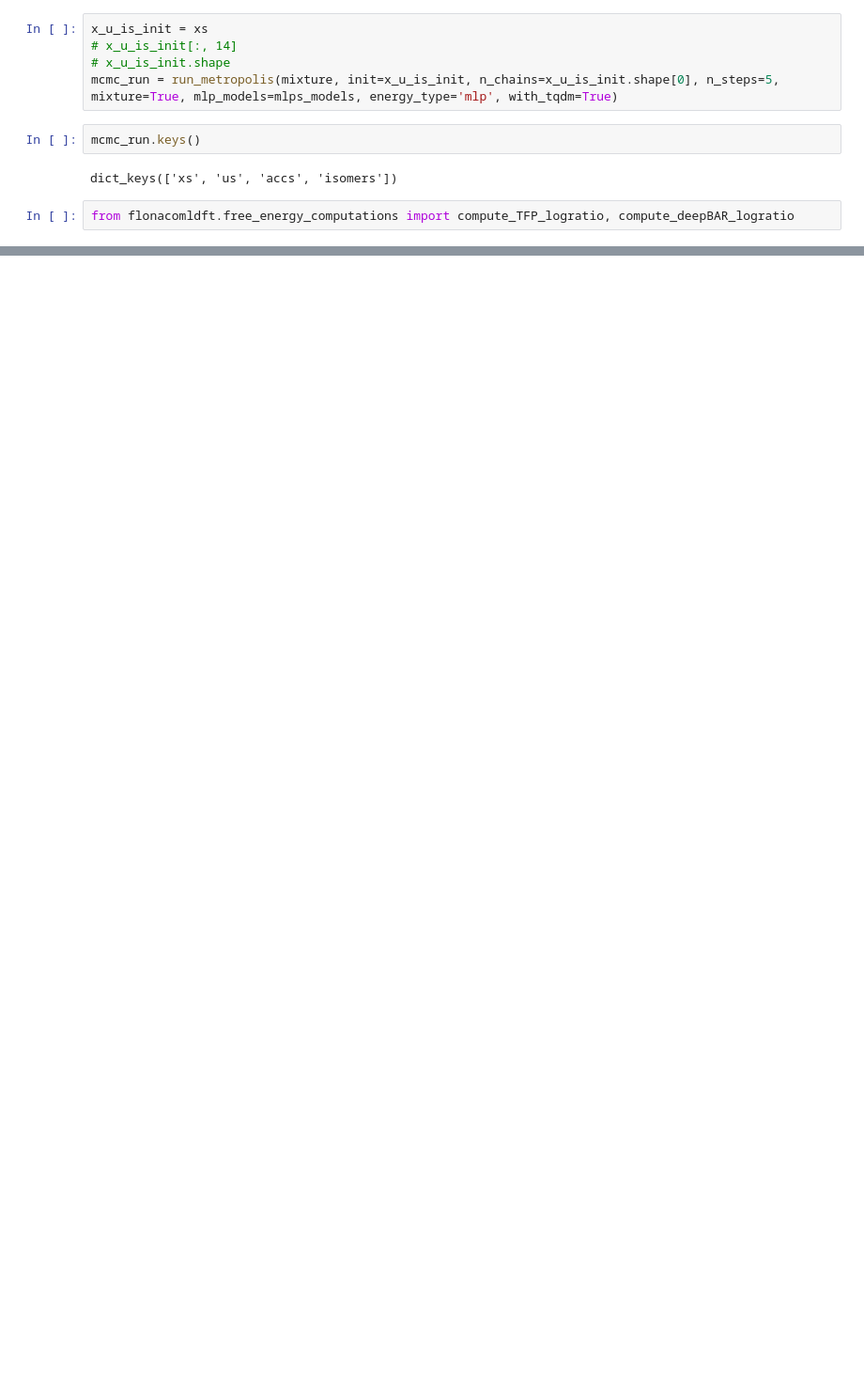
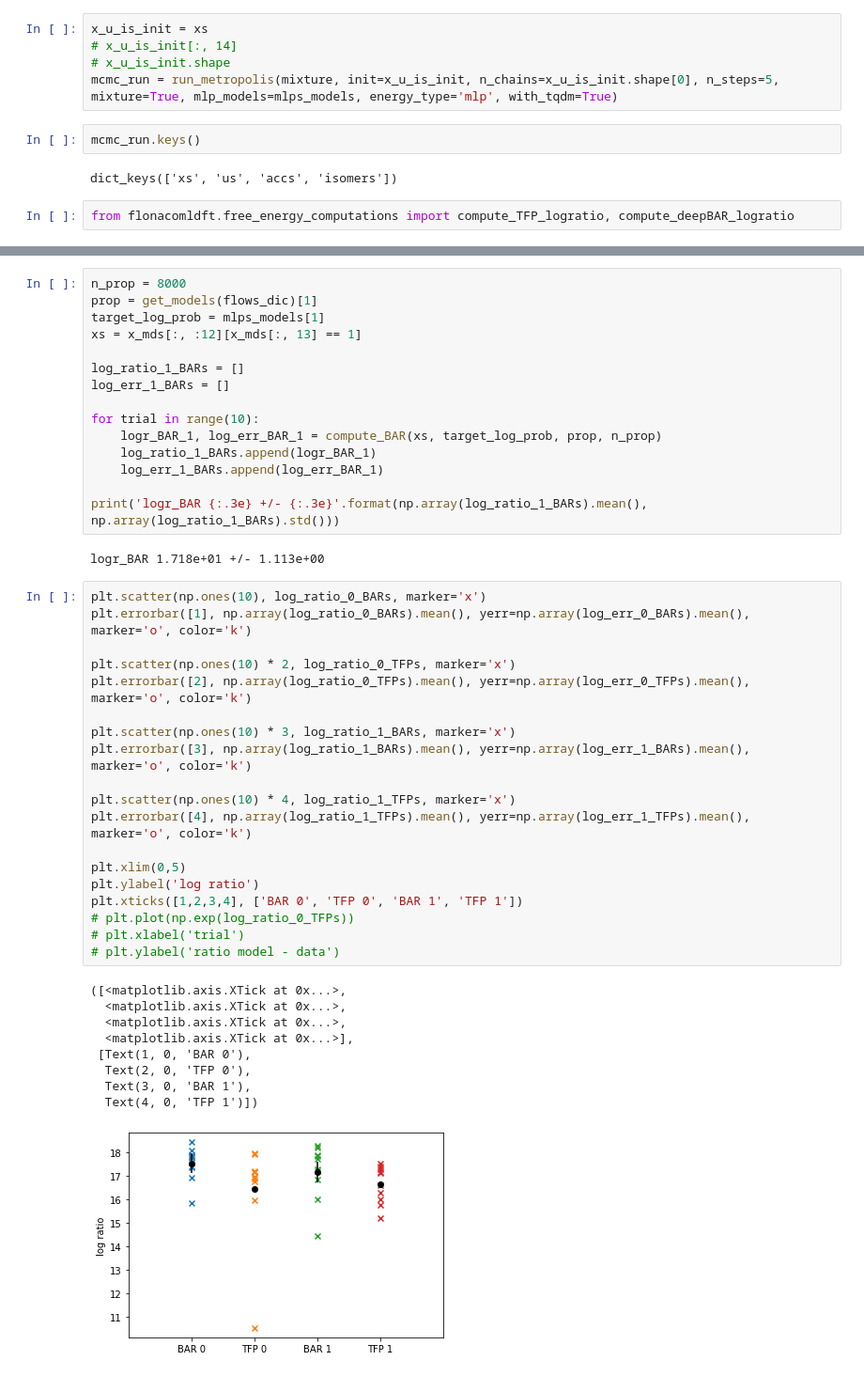
Before and after one commit to anacmolina/ML-DFT, a Jupyter notebook: notebooks/07c - FE computations w. new variables.ipynb, the cells around one changed output, grey strips where cells are left out. Shown at 94% size. Saved outputs shown, nothing was run; the diff lists cells and outputs as text; blank space fills up the shorter version.

```diff
--- a/notebooks/07c - FE computations w. new variables.ipynb
+++ b/notebooks/07c - FE computations w. new variables.ipynb
@@ -128,0 +195,46 @@ tensor([1., 1., 1., 1., 1., 1., 1., 1., 1., 1., 1., 1., 1., 1., 1., 1., 1., 1.,
+# %%
+n_prop = 8000
+prop = get_models(flows_dic)[1]
+target_log_prob = mlps_models[1]
+xs = x_mds[:, :12][x_mds[:, 13] == 1]
+
+log_ratio_1_BARs = []
+log_err_1_BARs = []
+
+for trial in range(10):
+    logr_BAR_1, log_err_BAR_1 = compute_BAR(xs, target_log_prob, prop, n_prop)
+    log_ratio_1_BARs.append(logr_BAR_1)
+    log_err_1_BARs.append(log_err_BAR_1)
+
+print('logr_BAR {:.3e} +/- {:.3e}'.format(np.array(log_ratio_1_BARs).mean(), np.array(log_ratio_1_BARs).std()))
+# %% [output]
+logr_BAR 1.718e+01 +/- 1.113e+00
+# %%
+plt.scatter(np.ones(10), log_ratio_0_BARs, marker='x')
+plt.errorbar([1], np.array(log_ratio_0_BARs).mean(), yerr=np.array(log_err_0_BARs).mean(), marker='o', color='k')
+
+plt.scatter(np.ones(10) * 2, log_ratio_0_TFPs, marker='x')
+plt.errorbar([2], np.array(log_ratio_0_TFPs).mean(), yerr=np.array(log_err_0_TFPs).mean(), marker='o', color='k')
+
+plt.scatter(np.ones(10) * 3, log_ratio_1_BARs, marker='x')
+plt.errorbar([3], np.array(log_ratio_1_BARs).mean(), yerr=np.array(log_err_1_BARs).mean(), marker='o', color='k')
+
+plt.scatter(np.ones(10) * 4, log_ratio_1_TFPs, marker='x')
+plt.errorbar([4], np.array(log_ratio_1_TFPs).mean(), yerr=np.array(log_err_1_TFPs).mean(), marker='o', color='k')
+
+plt.xlim(0,5)
+plt.ylabel('log ratio')
+plt.xticks([1,2,3,4], ['BAR 0', 'TFP 0', 'BAR 1', 'TFP 1'])
+# plt.plot(np.exp(log_ratio_0_TFPs))
+# plt.xlabel('trial')
+# plt.ylabel('ratio model - data')
+# %% [output]
+([<matplotlib.axis.XTick at 0x...>,
+  <matplotlib.axis.XTick at 0x...>,
+  <matplotlib.axis.XTick at 0x...>,
+  <matplotlib.axis.XTick at 0x...>],
+ [Text(1, 0, 'BAR 0'),
+  Text(2, 0, 'TFP 0'),
+  Text(3, 0, 'BAR 1'),
+  Text(4, 0, 'TFP 1')])
+[figure, added]
```
Also changed, not shown: parts of 14 cells of this notebook, 1 other file.
